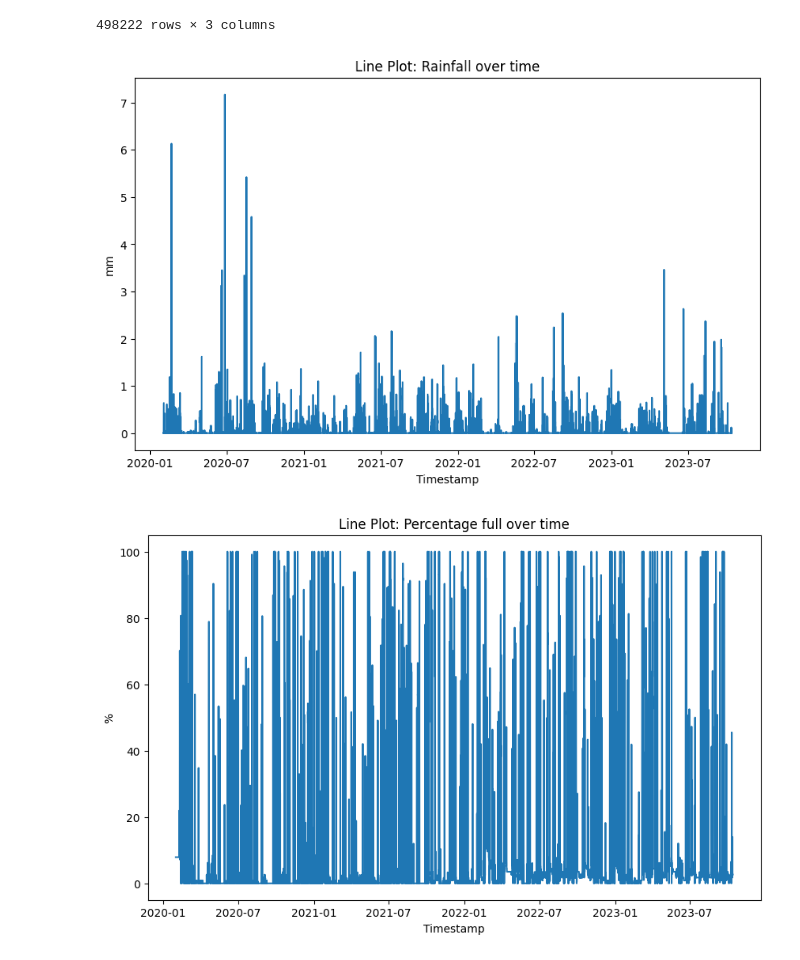
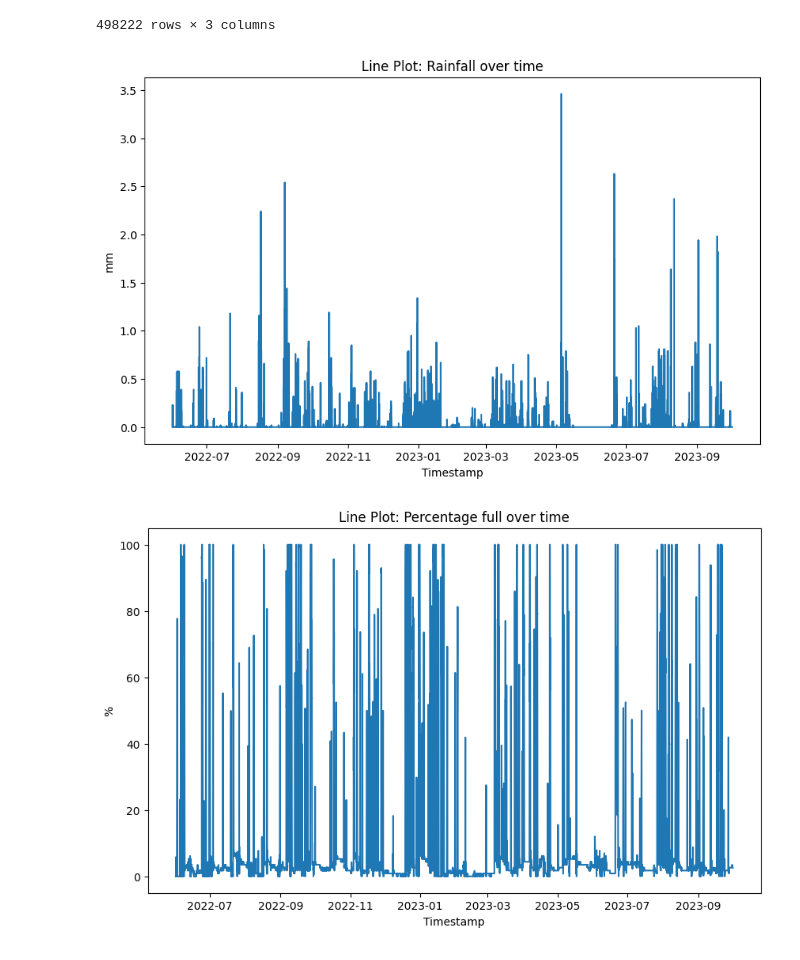
Before and after one commit to TeaDrinkingProgrammer/brabant-water-capstone, a Jupyter notebook: svm/svm.ipynb, the cells around one changed output. Saved outputs shown, nothing was run; the diff lists cells and outputs as text; code cells hidden in the pictures.

```diff
--- a/svm/svm.ipynb
+++ b/svm/svm.ipynb
@@ -51,8 +49,9 @@ def show_df(df, start = pd.to_datetime('2020-02-01 08:00:00'), end = pd.to_datet
 
     create_plot(result_df, 'timestamp','Timestamp', 'precipitation','mm', 'Line Plot: Rainfall over time')
     create_plot(result_df, 'timestamp','Timestamp', 'percentage','%', 'Line Plot: Percentage full over time')
-show_df(df)
-# %% [output]
-[figure, removed]
-[figure, removed]
+# %%
+show_df(df, pd.to_datetime('2022-06-01 08:00:00'), pd.to_datetime('2023-10-01 08:00:00'))
+# %% [output]
+[figure, added]
+[figure, added]
 # %%
```
Also changed, not shown: parts of 7 cells of this notebook, 2 other files.
